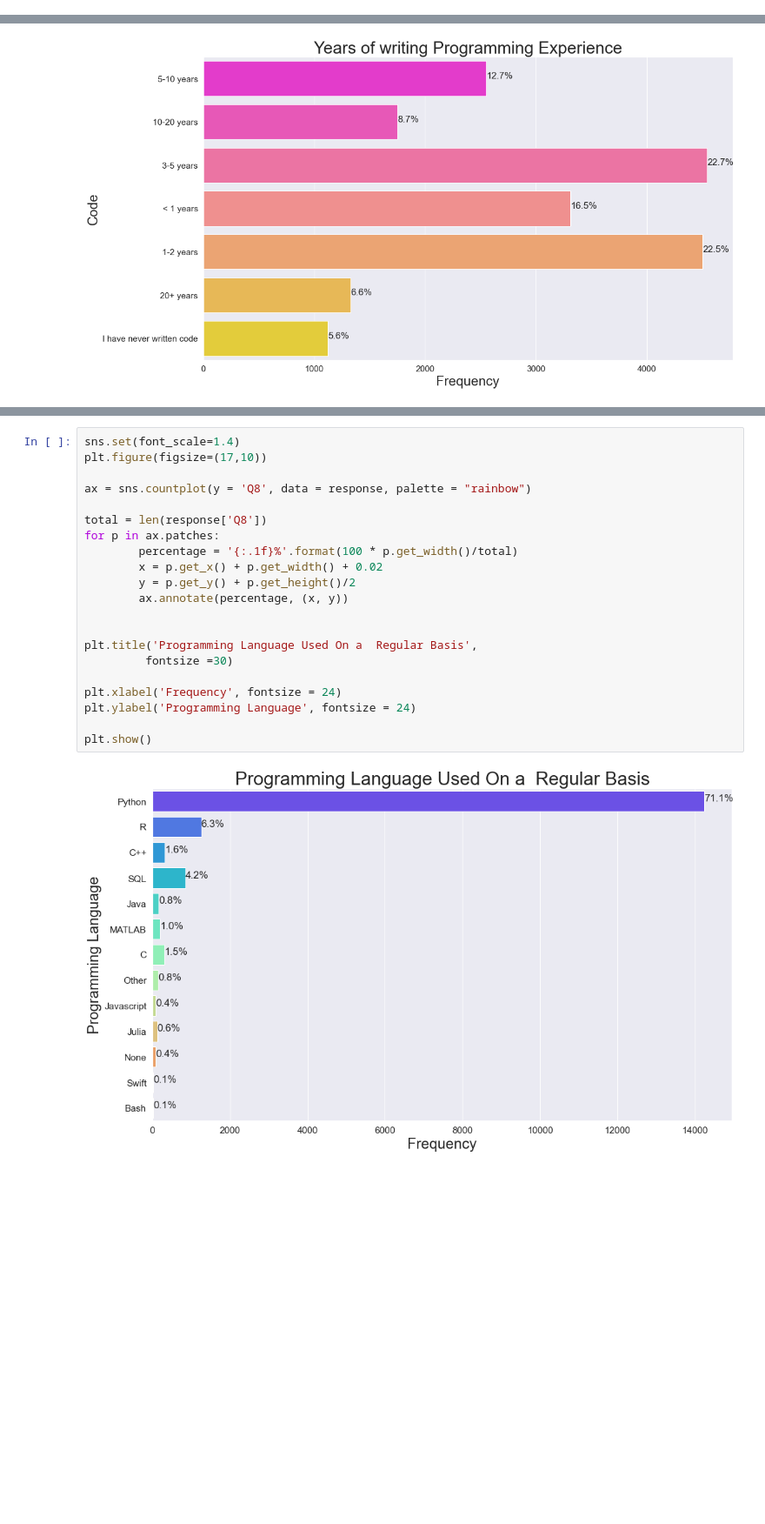
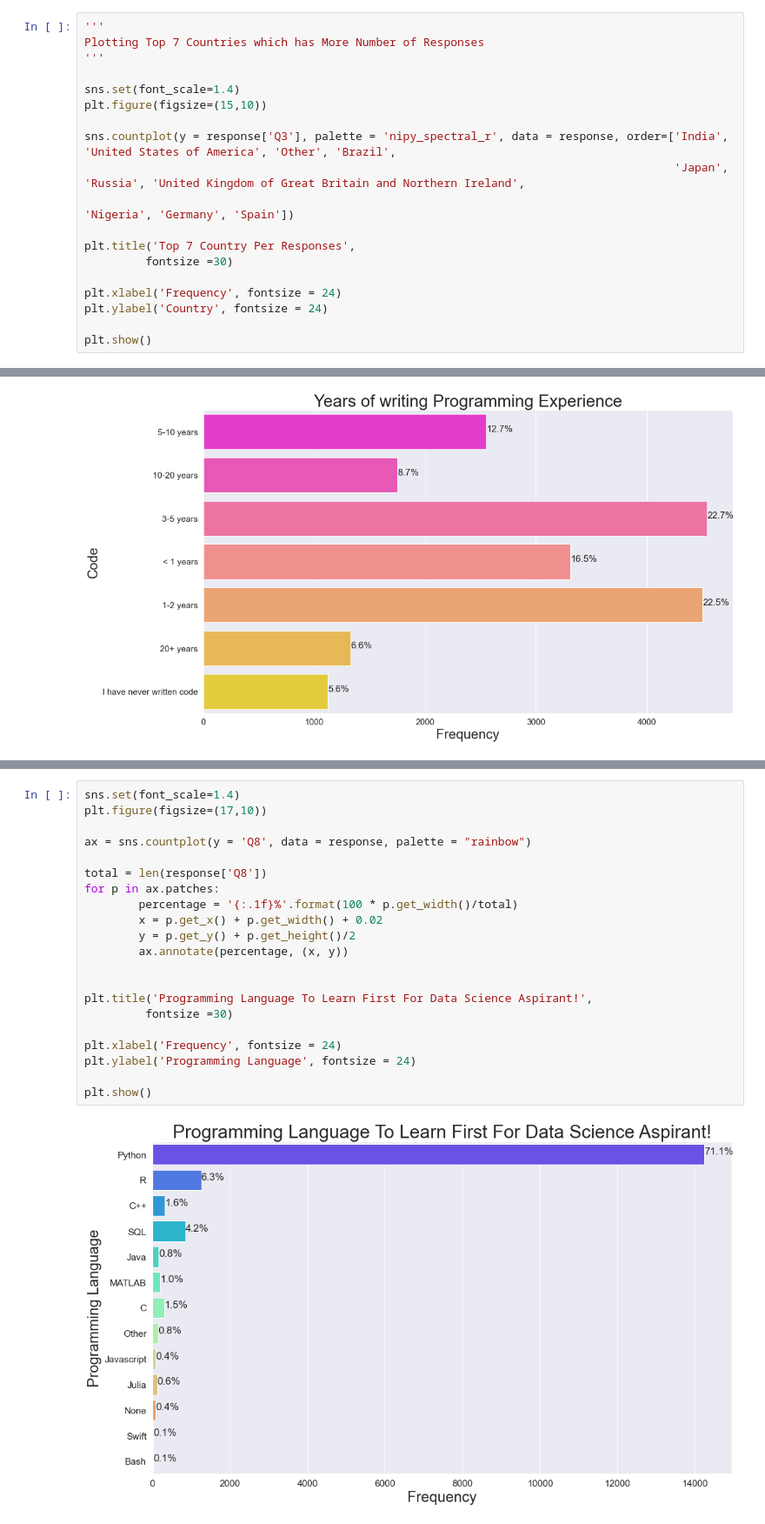
Before and after one commit to Mega-Barrel/Kaggle-ML-DS-Survey, a Jupyter notebook: Kaggle_Survey_EDA.ipynb, the cells around one changed output, grey strips where cells are left out. Shown at 87% size. Drawn from its saved outputs; the diff is of its cells as text; blank space fills up the shorter version.

```diff
--- a/Kaggle_Survey_EDA.ipynb
+++ b/Kaggle_Survey_EDA.ipynb
@@ -140,3 +140,22 @@ plt.ylabel('Gender', fontsize = 24)
 plt.show()
 # %% [output]
 [figure]
+# %%
+'''
+Plotting Top 7 Countries which has More Number of Responses
+'''
+
+sns.set(font_scale=1.4)
+plt.figure(figsize=(15,10))
+
+sns.countplot(y = response['Q3'], palette = 'nipy_spectral_r', data = response, order=['India', 'United States of America', 'Other', 'Brazil',
+                                                                                       'Japan', 'Russia', 'United Kingdom of Great Britain and Northern Ireland',
+                                                                                       'Nigeria', 'Germany', 'Spain'])
+
+plt.title('Top 7 Country Per Responses',
+         fontsize =30)
+
+plt.xlabel('Frequency', fontsize = 24)
+plt.ylabel('Country', fontsize = 24)
+
+plt.show()
@@ -224,23 +245,23 @@ plt.show()
 # %%
 sns.set(font_scale=1.4)
 plt.figure(figsize=(17,10))
 
 ax = sns.countplot(y = 'Q8', data = response, palette = "rainbow")
 
 total = len(response['Q8'])
 for p in ax.patches:
         percentage = '{:.1f}%'.format(100 * p.get_width()/total)
         x = p.get_x() + p.get_width() + 0.02
         y = p.get_y() + p.get_height()/2
         ax.annotate(percentage, (x, y))
 
 
-plt.title('Programming Language Used On a  Regular Basis',
+plt.title('Programming Language To Learn First For Data Science Aspirant!',
          fontsize =30)
 
 plt.xlabel('Frequency', fontsize = 24)
 plt.ylabel('Programming Language', fontsize = 24)
 
 plt.show()
 # %% [output]
-[figure, old version]
+[figure, new version]
```
Also changed, not shown: parts of 3 cells of this notebook.
